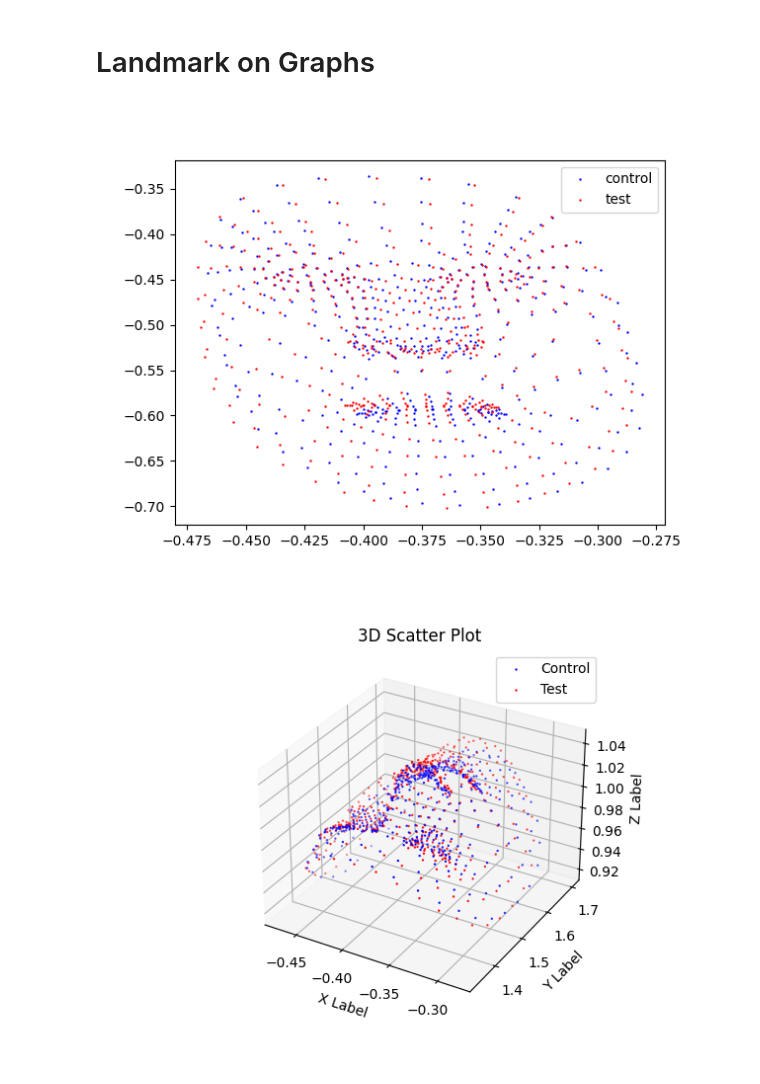
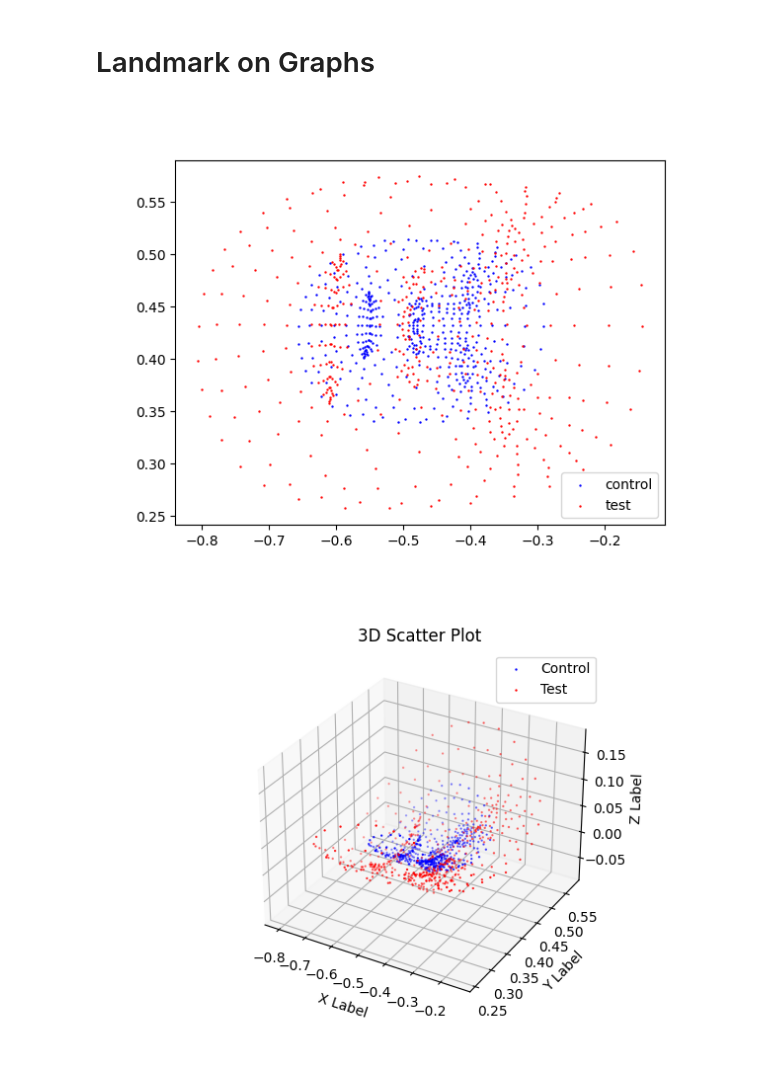
Before and after one commit to EdgyPage/VisionScratch, a Jupyter notebook: Mediapipe/LandmarkComparePOC.ipynb, the cells around one changed output. Drawn from its saved outputs; the diff is of its cells as text; code cells hidden in the pictures.

Commit message:
Uploading reference image, need to implement bounding boxes

```diff
--- a/Mediapipe/LandmarkComparePOC.ipynb
+++ b/Mediapipe/LandmarkComparePOC.ipynb
@@ -129,7 +129,11 @@ def alignNormalizedPoints(control : list, test: list):
     #index 168, 6 is middle of eyes
     #etc.
     #pointsOfAlignment = [10, 151, 9, 8, 168, 6, 197, 195, 5, 4, 1, 19, 94, 2, 152]
-    pointsOfAlignment = [133, 362]
+    #tearducts- 133, 362
+    #pointsOfAlignment = [133, 362]
+
+    #top of forehead, bottom of chin - 10, 152
+    pointsOfAlignment = [10, 152]
     numPoints = len(pointsOfAlignment)
     delta = 0
     for poa in pointsOfAlignment:
@@ -144,13 +148,20 @@ def alignNormalizedPoints(control : list, test: list):
     return test
 
 def flipPoints(input: list):
+    flippedPoints = []
     for index in range(len(input)):
-        input[index] = 1 - input[index]
+        flippedPoints.append(1 - input[index])
+    return flippedPoints
 
 def affineTransform(X: list, Y: list):
+    #https://stackoverflow.com/questions/74493141/align-x-and-y-coordinates-of-face-landmarks-in-r
     #133 is left eye tearduct, 362 is right
-    deltaX = X[133] - X[362]
-    deltaY = Y[133] - Y[362]
+    #deltaX = X[133] - X[362]
+    #deltaY = Y[133] - Y[362]
+
+    #10 is top of forehead, 152 is bottom of chin
+    deltaX = X[10] - X[152]
+    deltaY = Y[10] - Y[152]
     theta = math.atan2(-deltaY, deltaX)
 
     rotationMatrix = np.array([[math.cos(theta), -math.sin(theta)],
@@ -184,7 +195,7 @@ detector = vision.FaceLandmarker.create_from_options(options)
 
 # STEP 3: Load the input image.
 control = mp.Image.create_from_file(r'C:\Users\myfir\My Drive\Skyline\Personal Expression\Neutral.jpg')
-test = mp.Image.create_from_file(r'C:\Users\myfir\My Drive\Skyline\Personal Expression\Smile.jpg')
+test = mp.Image.create_from_file(r'C:\Users\myfir\My Drive\Skyline\Personal Expression\Close Up Smile.jpg')
 
 # STEP 4: Detect face landmarks from the input image.
 control_result = detector.detect(control)
@@ -207,24 +218,24 @@ zTest = [landmark.z for landmark in test_result.face_landmarks[0]]
 # %%
 xControl, yControl = affineTransform(xControl, yControl)
 xTest, yTest = affineTransform(xTest, yTest)
 
 
 xTest = alignNormalizedPoints(xControl, xTest)
 yTest = alignNormalizedPoints(yControl, yTest)
 zTest = alignNormalizedPoints(zControl, zTest)
 
-#flipPoints(yControl)
-#flipPoints(yTest)
-flipPoints(zControl)
-flipPoints(zTest)
+#yControl = flipPoints(yControl)
+#yTest = flipPoints(yTest)
+#zControl = flipPoints(zControl)
+#zTest = flipPoints(zTest)
 
 fig = plt.figure()
 plt.scatter(xControl, yControl, label = 'control', color = 'blue', s = .5)
 plt.scatter(xTest, yTest, label = 'test', color = 'red', s = .5)
 plt.legend()
 plt.show()
 # %% [output]
-[figure, old version]
+[figure, new version]
 # %%
 # Create a figure and a 3D Axes
 fig = plt.figure()
@@ -245,4 +256,4 @@ ax.legend()
 #%matplotlib notebook
 plt.show()
 # %% [output]
-[figure, old version]
+[figure, new version]
```
Also changed, not shown: 1 other file.
